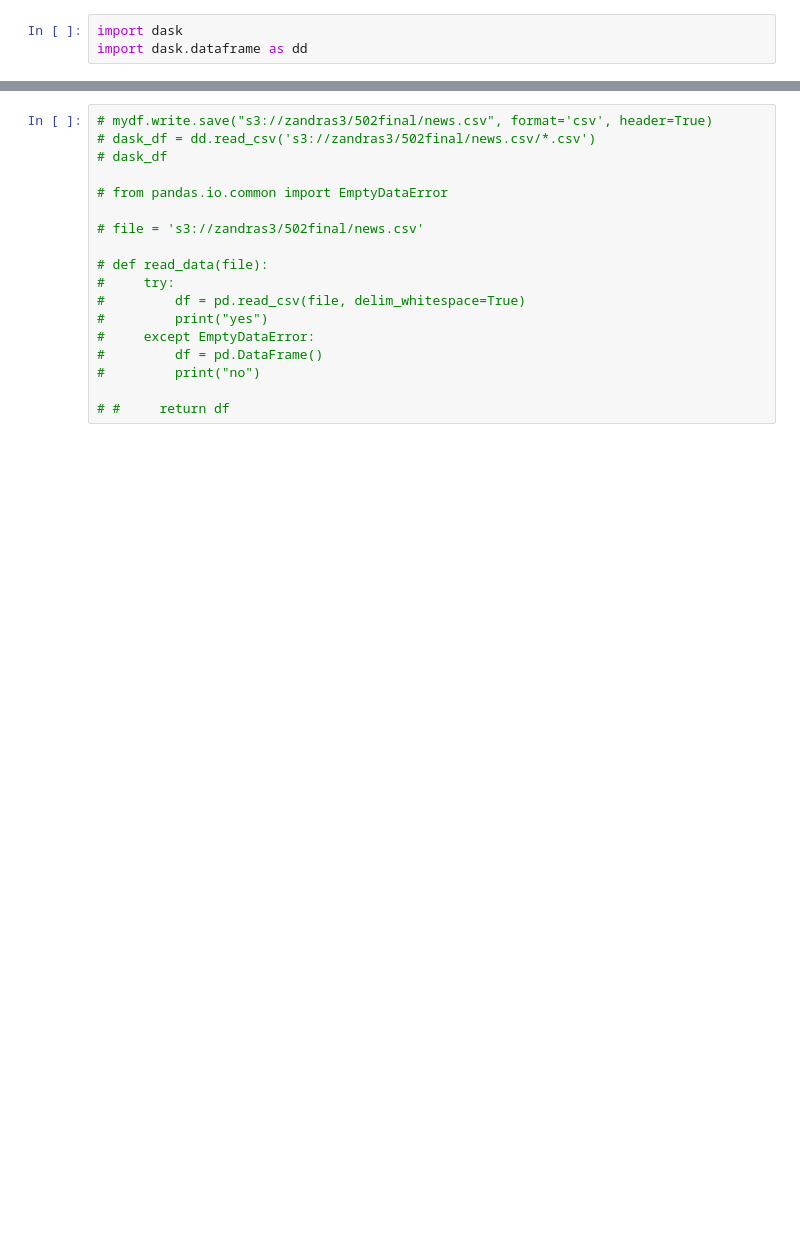
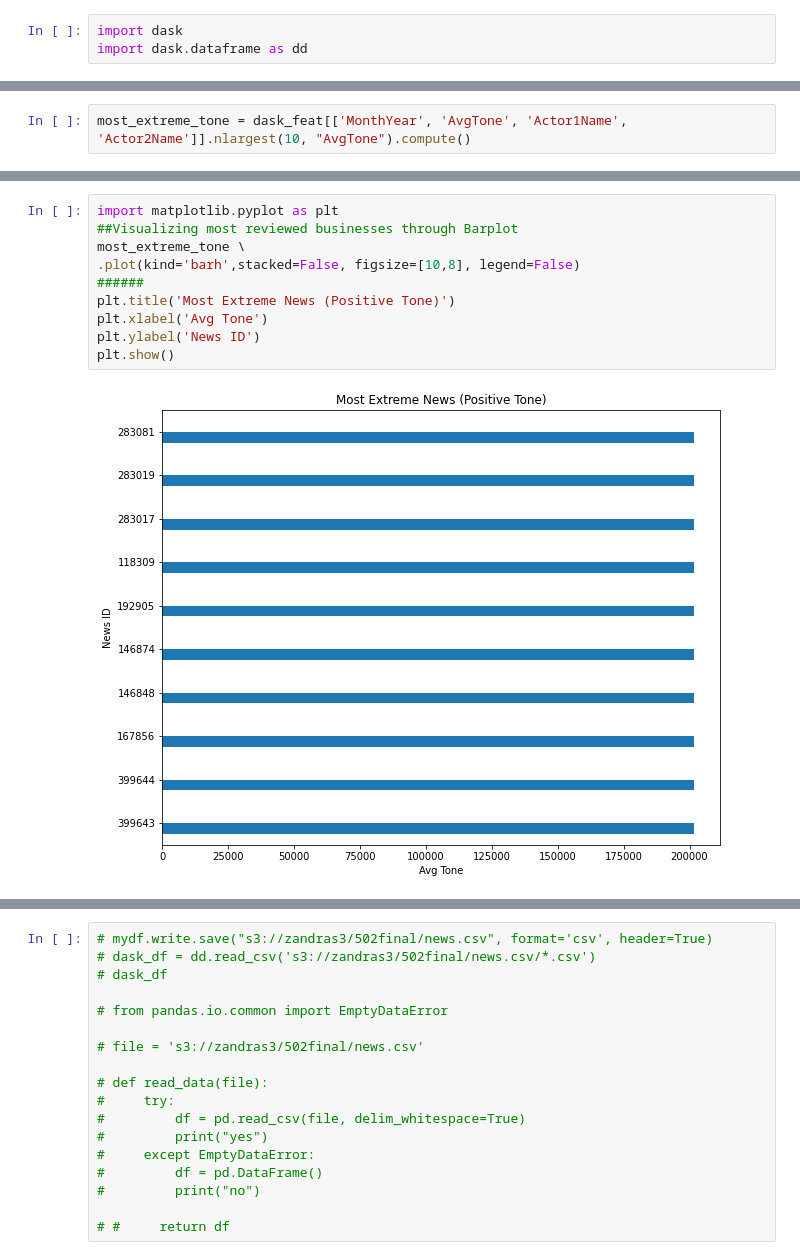
Before and after one commit to beixuan-jia/502final, a Jupyter notebook: EDA.ipynb, the cells around one changed output, grey strips where cells are left out. Saved outputs shown, nothing was run; the diff lists cells and outputs as text; blank space fills up the shorter version.

```diff
--- a/EDA.ipynb
+++ b/EDA.ipynb
@@ -139,0 +144,2 @@ Dask Name: from-delayed, 528 tasks
+# %%
+most_extreme_tone = dask_feat[['MonthYear', 'AvgTone', 'Actor1Name', 'Actor2Name']].nlargest(10, "AvgTone").compute()
@@ -139,0 +160,12 @@ Dask Name: from-delayed, 528 tasks
+# %%
+import matplotlib.pyplot as plt
+##Visualizing most reviewed businesses through Barplot
+most_extreme_tone \
+.plot(kind='barh',stacked=False, figsize=[10,8], legend=False)
+######
+plt.title('Most Extreme News (Positive Tone)')
+plt.xlabel('Avg Tone')
+plt.ylabel('News ID')
+plt.show()
+# %% [output]
+[figure, added]
```
Also changed, not shown: parts of 7 cells of this notebook.
